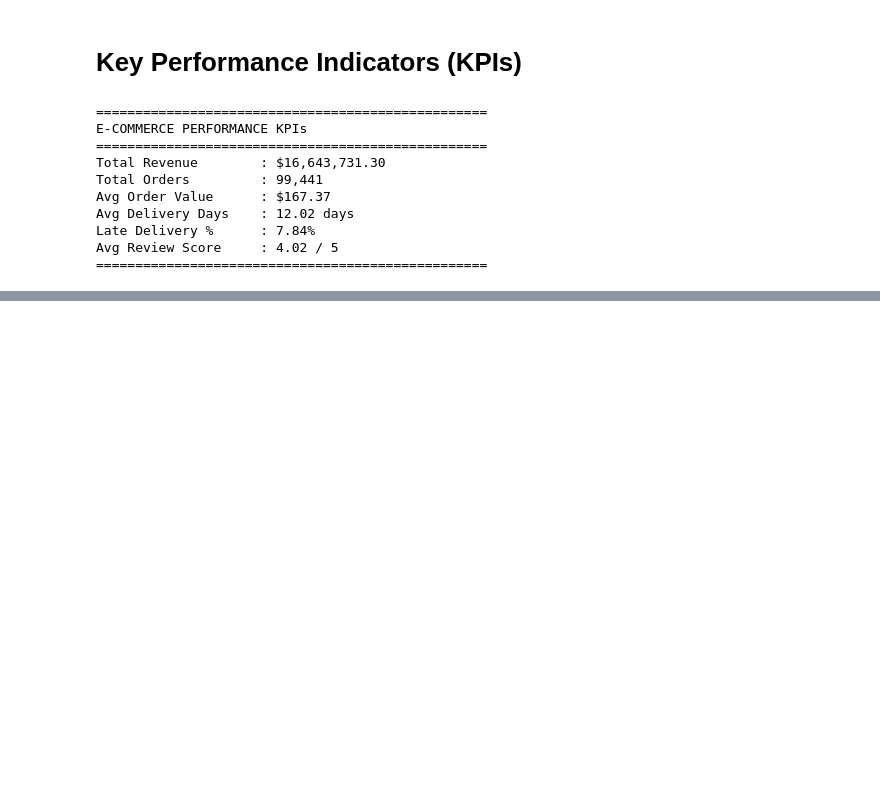
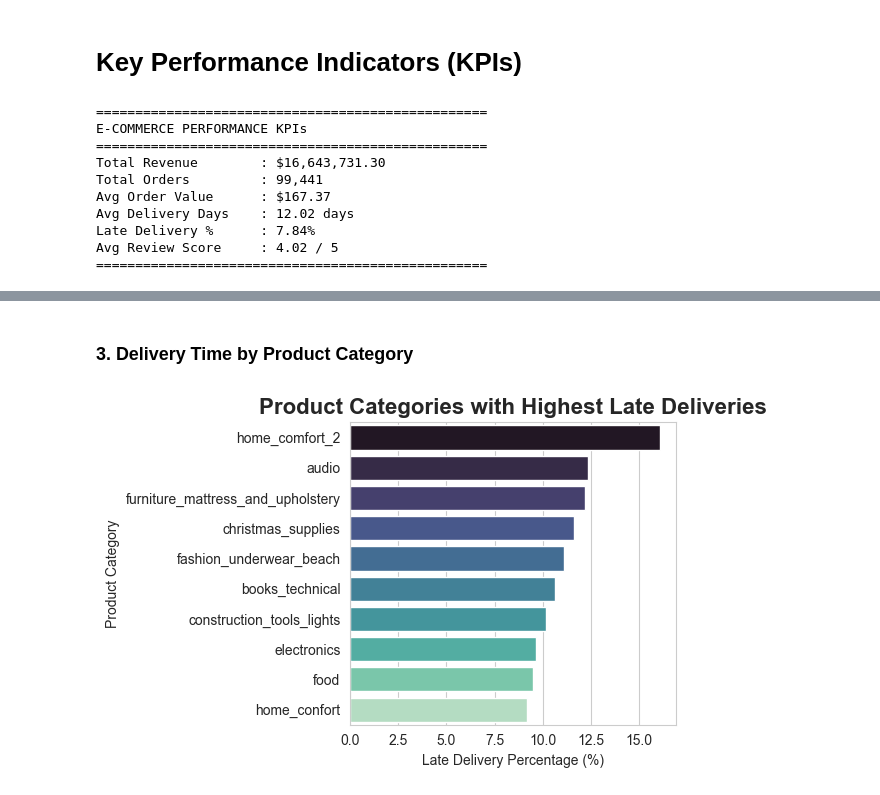
Before and after one commit to soumojit-dev/Ecommerce-Data-Analysis, a Jupyter notebook: analysis.ipynb, the cells around one changed output, grey strips where cells are left out. Drawn from its saved outputs; the diff is of its cells as text; code cells hidden in the pictures; blank space fills up the shorter version.

```diff
--- a/analysis.ipynb
+++ b/analysis.ipynb
@@ -481,0 +511,13 @@ Avg Review Score     : 4.02 / 5
+# %% [markdown]
+### 3. Delivery Time by Product Category
+# %%
+late_category = (master.groupby("product_category_name_english")["late_delivery"].mean().sort_values(ascending=False).head(10) * 100)
+plt.figure(figsize=(6,4))
+sns.barplot(x=late_category.values,y=late_category.index, hue=late_category.index, palette="mako", legend=False)
+plt.title("Product Categories with Highest Late Deliveries", fontsize=16, weight="bold")
+plt.xlabel("Late Delivery Percentage (%)")
+plt.ylabel("Product Category")
+plt.tight_layout()
+plt.show()
+# %% [output]
+[figure, added]
```
Also changed, not shown: parts of 12 cells of this notebook.
